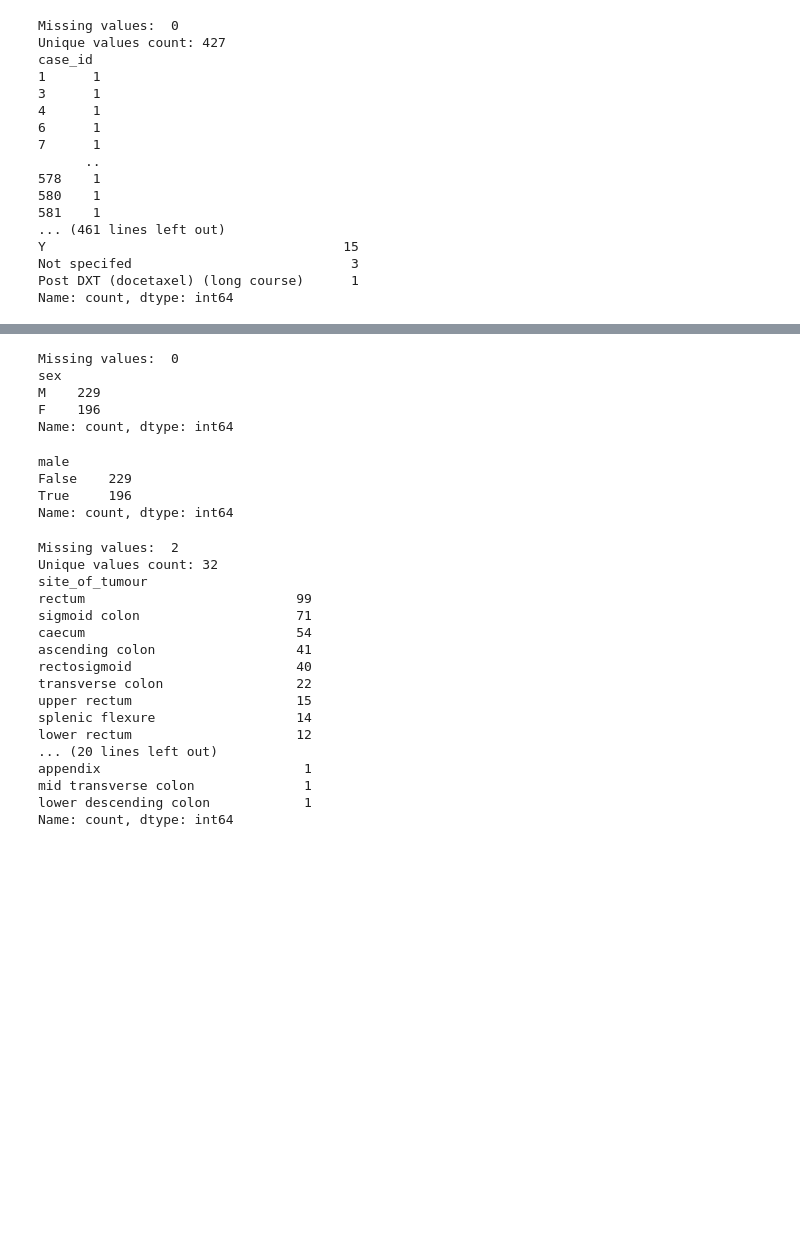
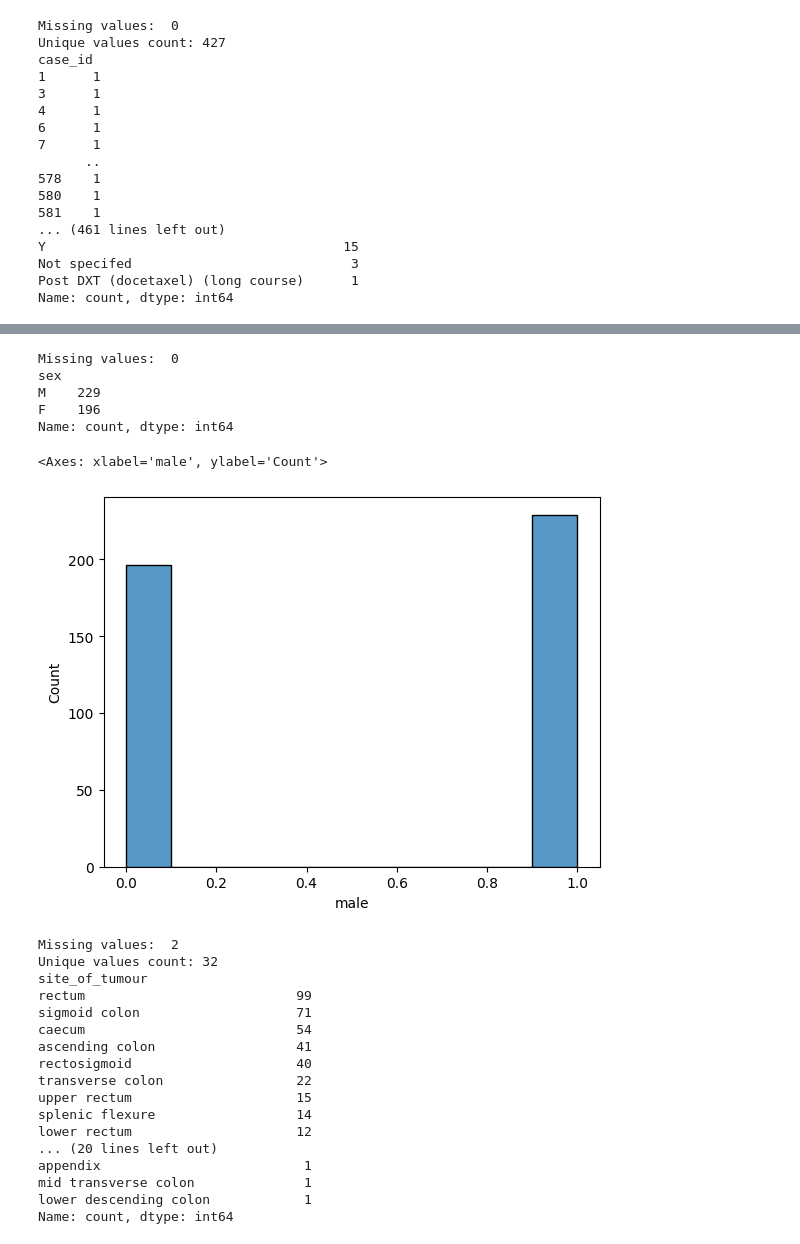
Before and after one commit to taming3joy/AIC-201, a Jupyter notebook: Taming AIC-201 Neural Network.ipynb, the cells around one changed output, grey strips where cells are left out. Saved outputs shown, nothing was run; the diff lists cells and outputs as text; code cells hidden in the pictures; blank space fills up the shorter version.

```diff
--- a/Taming AIC-201 Neural Network.ipynb
+++ b/Taming AIC-201 Neural Network.ipynb
@@ -127,22 +135,23 @@ Name: count, dtype: int64
 # %%
 #Cleaning the sex attribute
 print("Missing values: ",df['sex'].isna().sum())
 print(df['sex'].value_counts())
 #Data preprocessing to convert sex to binary: M = 1 & F = 0
-df['sex'] = df['sex'].map({'M': False, 'F': True,})
+df['sex'] = df['sex'].map({'M': 1, 'F': 0,})
 df.rename(columns={'sex': 'male'}, inplace=True)
-df['male'] = df['male'].astype(bool)
+df['male'] = df['male'].astype(int)
 df['male'].value_counts()
+
+#Visualizations of distribution
+sns.histplot(df["male"])
 # %% [output]
 Missing values:  0
 sex
 M    229
 F    196
 Name: count, dtype: int64
-male
-False    229
-True     196
-Name: count, dtype: int64
+<Axes: xlabel='male', ylabel='Count'>
+[figure, added]
 # %%
 #Cleaning the site_of_tumour attribute
 print("Missing values: ",df['site_of_tumour'].isna().sum())
```
Also changed, not shown: parts of 14 cells of this notebook.
